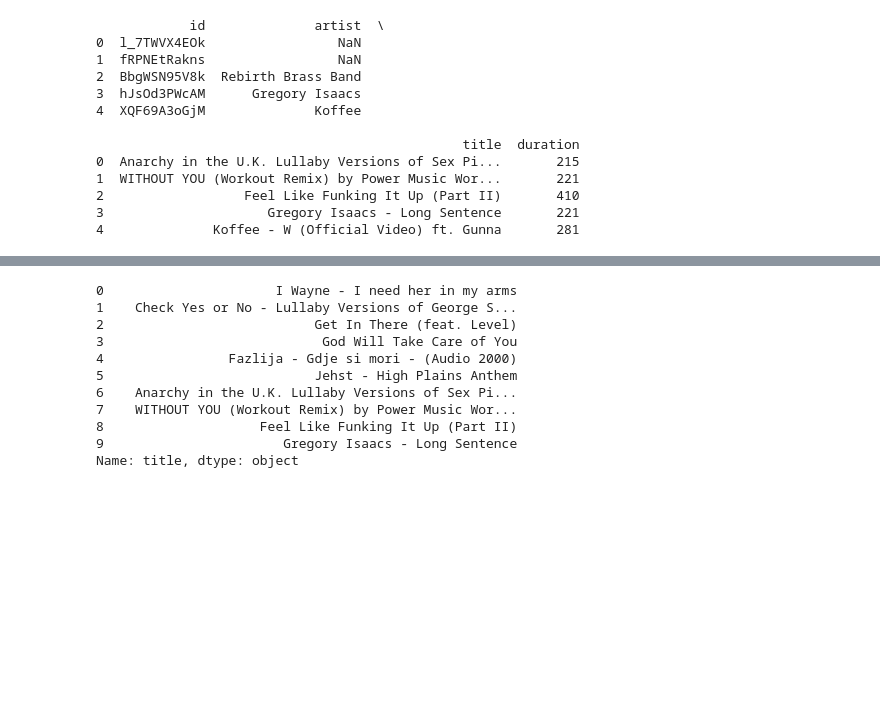
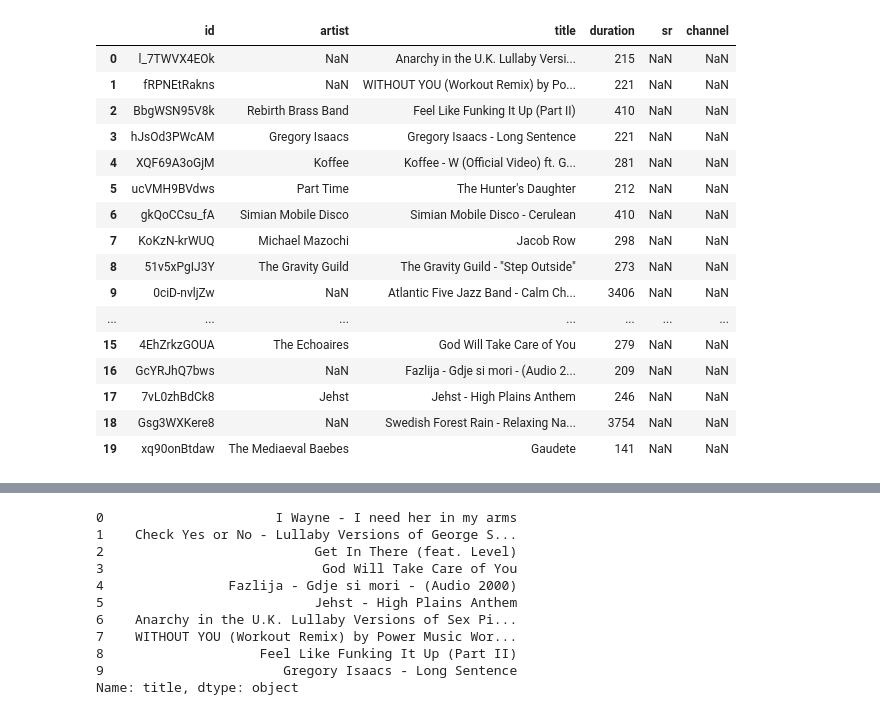
Before and after one commit to jasperSha/cloud_music, a Jupyter notebook: cnn.ipynb, the cells around one changed output, grey strips where cells are left out. Saved outputs shown, nothing was run; the diff lists cells and outputs as text; code cells hidden in the pictures; blank space fills up the shorter version.

```diff
--- a/cnn.ipynb
+++ b/cnn.ipynb
@@ -108,17 +92,0 @@ print(curr_count)
-# %%
-metadata = pd.read_csv("./metadata.csv")
-print(metadata.head())
-# %% [output]
-            id              artist  \
-0  l_7TWVX4EOk                 NaN
-1  fRPNEtRakns                 NaN
-2  BbgWSN95V8k  Rebirth Brass Band
-3  hJsOd3PWcAM      Gregory Isaacs
-4  XQF69A3oGjM              Koffee
-
-                                               title  duration
-0  Anarchy in the U.K. Lullaby Versions of Sex Pi...       215
-1  WITHOUT YOU (Workout Remix) by Power Music Wor...       221
-2                  Feel Like Funking It Up (Part II)       410
-3                     Gregory Isaacs - Long Sentence       221
-4              Koffee - W (Official Video) ft. Gunna       281
@@ -134 +100,23 @@ df = pd.DataFrame(songs)
+# %%
+# open metadata
+df = pd.read_csv('./test_meta.csv')
+df.iloc[:20]
+# %% [output]
+|  | id | artist | title | duration | sr | channel |
+| 0 | l_7TWVX4EOk | NaN | Anarchy in the U.K. Lullaby Versi... | 215 | NaN | NaN |
+| 1 | fRPNEtRakns | NaN | WITHOUT YOU (Workout Remix) by Po... | 221 | NaN | NaN |
+| 2 | BbgWSN95V8k | Rebirth Brass Band | Feel Like Funking It Up (Part II) | 410 | NaN | NaN |
+| 3 | hJsOd3PWcAM | Gregory Isaacs | Gregory Isaacs - Long Sentence | 221 | NaN | NaN |
+| 4 | XQF69A3oGjM | Koffee | Koffee - W (Official Video) ft. G... | 281 | NaN | NaN |
+| 5 | ucVMH9BVdws | Part Time | The Hunter's Daughter | 212 | NaN | NaN |
+| 6 | gkQoCCsu_fA | Simian Mobile Disco | Simian Mobile Disco - Cerulean | 410 | NaN | NaN |
+| 7 | KoKzN-krWUQ | Michael Mazochi | Jacob Row | 298 | NaN | NaN |
+| 8 | 51v5xPgIJ3Y | The Gravity Guild | The Gravity Guild - "Step Outside" | 273 | NaN | NaN |
+| 9 | 0ciD-nvljZw | NaN | Atlantic Five Jazz Band - Calm Ch... | 3406 | NaN | NaN |
+| ... | ... | ... | ... | ... | ... | ... |
+| 15 | 4EhZrkzGOUA | The Echoaires | God Will Take Care of You | 279 | NaN | NaN |
+| 16 | GcYRJhQ7bws | NaN | Fazlija - Gdje si mori - (Audio 2... | 209 | NaN | NaN |
+| 17 | 7vL0zhBdCk8 | Jehst | Jehst - High Plains Anthem | 246 | NaN | NaN |
+| 18 | Gsg3WXKere8 | NaN | Swedish Forest Rain - Relaxing Na... | 3754 | NaN | NaN |
+| 19 | xq90onBtdaw | The Mediaeval Baebes | Gaudete | 141 | NaN | NaN |
 # %%
```
Also changed, not shown: parts of 23 cells of this notebook.
